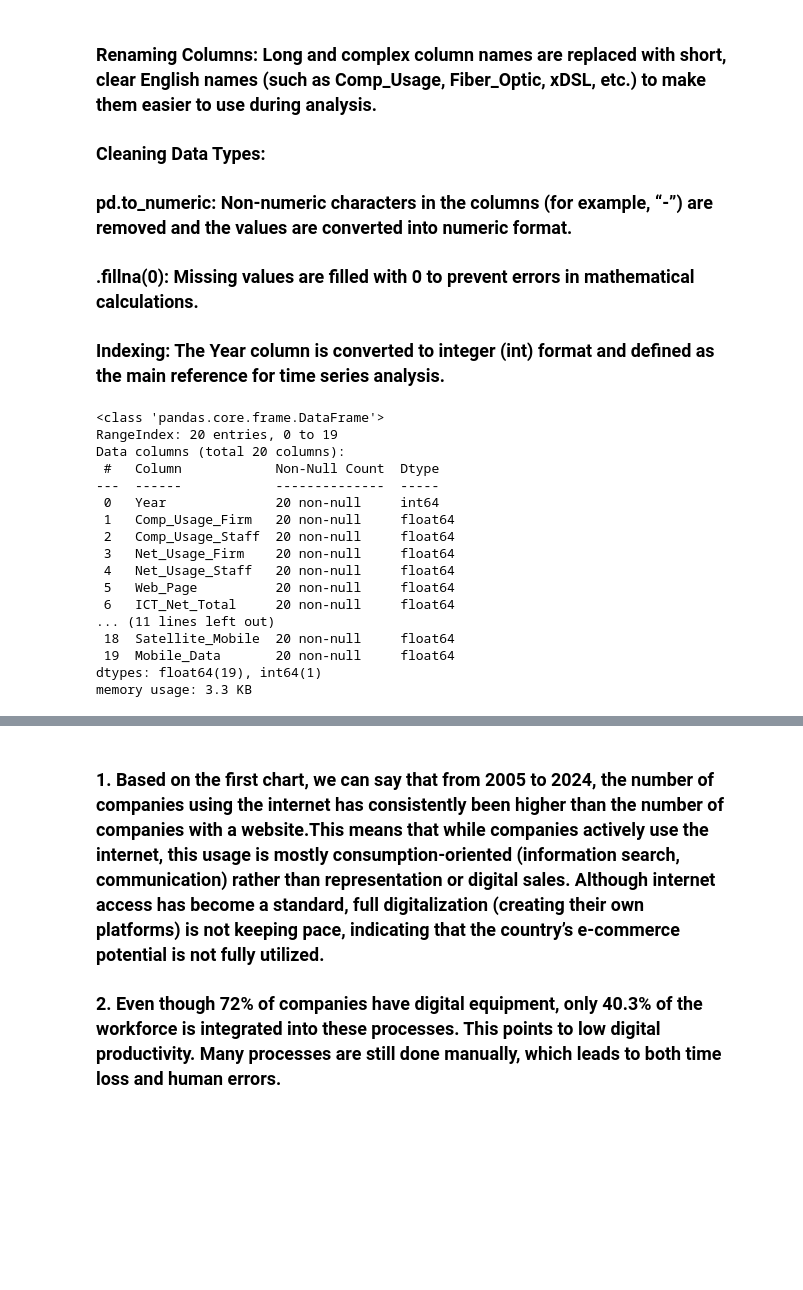
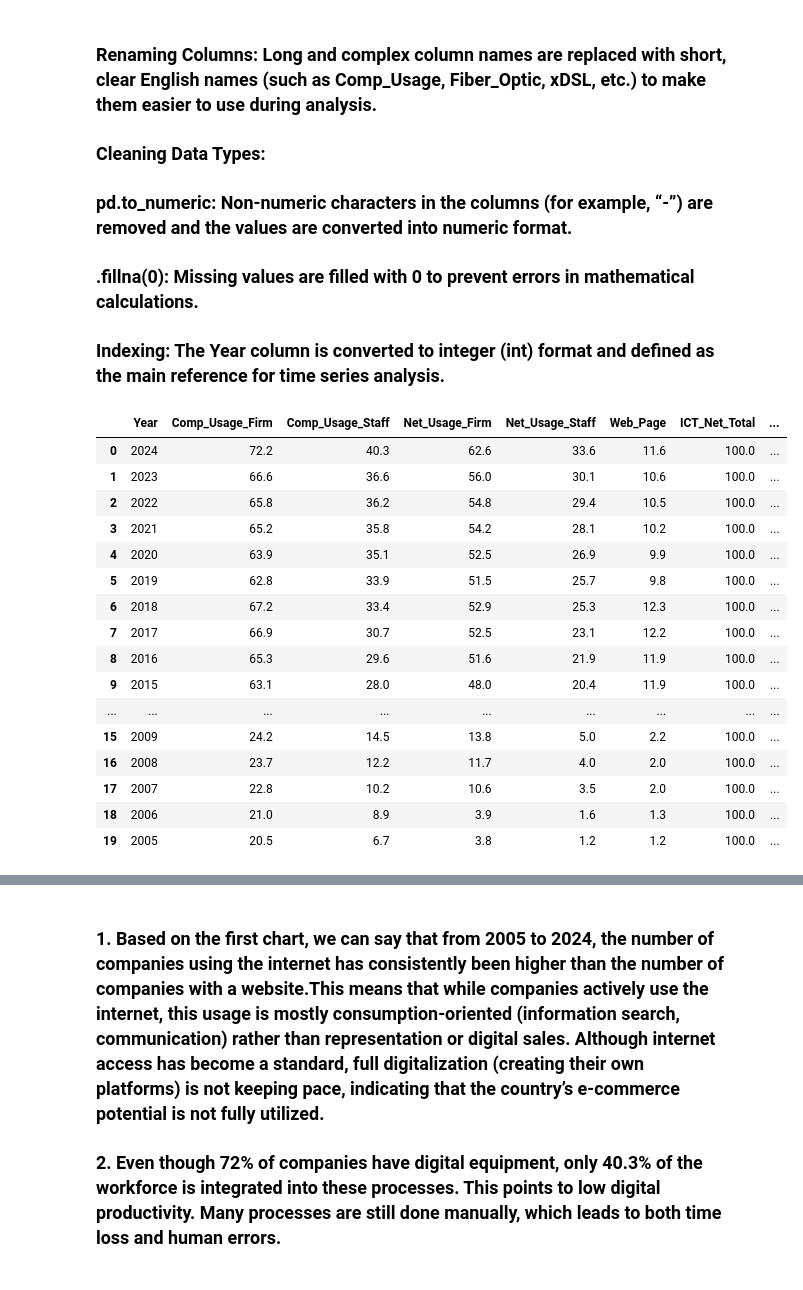
Before and after one commit to ShamilAliyew/DataSet_Competition_Holberton, a Jupyter notebook: ICT use in institutions/ICT_usage_in_institutions.ipynb, the cells around one changed output, grey strips where cells are left out. Cells and saved outputs as stored; diff of their text form; code cells hidden in the pictures; blank space fills up the shorter version.

```diff
--- a/ICT use in institutions/ICT_usage_in_institutions.ipynb
+++ b/ICT use in institutions/ICT_usage_in_institutions.ipynb
@@ -17,51 +17,51 @@ import seaborn as sns
 
 df = pd.read_csv('mussislrd-ikt-dn-istifadnin-sas-gostricilri-dt_cc_003.csv')
 df = df.drop(columns=['Unnamed: 1'])
 column_rename_dict = {
     df.columns[0]: 'Year',
     df.columns[1]: 'Comp_Usage_Firm',
     df.columns[2]: 'Comp_Usage_Staff',
     df.columns[3]: 'Net_Usage_Firm',
     df.columns[4]: 'Net_Usage_Staff',
     df.columns[5]: 'Web_Page',
     df.columns[6]: 'ICT_Net_Total',
     df.columns[7]: 'LAN',
     df.columns[8]: 'Intranet',
     df.columns[9]: 'Extranet',
     df.columns[10]: 'Leased_Line',
     df.columns[11]: 'Conn_Type_Total',
     df.columns[12]: 'Cable_Modem',
     df.columns[13]: 'xDSL',
     df.columns[14]: 'ISDN',
     df.columns[15]: 'Fiber_Optic',
     df.columns[16]: 'Fixed_Wireless',
     df.columns[17]: 'Wireless_Other',
     df.columns[18]: 'Satellite_Mobile',
     df.columns[19]: 'Mobile_Data'
 }
 df = df.rename(columns=column_rename_dict)
 df = df.apply(pd.to_numeric, errors='coerce').fillna(0)
 df['Year'] = df['Year'].astype(int)
 df.set_index(df['Year'])
-df.info()
+df
 # %% [output]
-<class 'pandas.core.frame.DataFrame'>
-RangeIndex: 20 entries, 0 to 19
-Data columns (total 20 columns):
- #   Column            Non-Null Count  Dtype
----  ------            --------------  -----
- 0   Year              20 non-null     int64
- 1   Comp_Usage_Firm   20 non-null     float64
- 2   Comp_Usage_Staff  20 non-null     float64
- 3   Net_Usage_Firm    20 non-null     float64
- 4   Net_Usage_Staff   20 non-null     float64
- 5   Web_Page          20 non-null     float64
- 6   ICT_Net_Total     20 non-null     float64
-... (11 lines left out)
- 18  Satellite_Mobile  20 non-null     float64
- 19  Mobile_Data       20 non-null     float64
-dtypes: float64(19), int64(1)
-memory usage: 3.3 KB
+|  | Year | Comp_Usage_Firm | Comp_Usage_Staff | Net_Usage_Firm | Net_Usage_Staff | Web_Page | ICT_Net_Total | ... |
+| 0 | 2024 | 72.2 | 40.3 | 62.6 | 33.6 | 11.6 | 100.0 | ... |
+| 1 | 2023 | 66.6 | 36.6 | 56.0 | 30.1 | 10.6 | 100.0 | ... |
+| 2 | 2022 | 65.8 | 36.2 | 54.8 | 29.4 | 10.5 | 100.0 | ... |
+| 3 | 2021 | 65.2 | 35.8 | 54.2 | 28.1 | 10.2 | 100.0 | ... |
+| 4 | 2020 | 63.9 | 35.1 | 52.5 | 26.9 | 9.9 | 100.0 | ... |
+| 5 | 2019 | 62.8 | 33.9 | 51.5 | 25.7 | 9.8 | 100.0 | ... |
+| 6 | 2018 | 67.2 | 33.4 | 52.9 | 25.3 | 12.3 | 100.0 | ... |
+| 7 | 2017 | 66.9 | 30.7 | 52.5 | 23.1 | 12.2 | 100.0 | ... |
+| 8 | 2016 | 65.3 | 29.6 | 51.6 | 21.9 | 11.9 | 100.0 | ... |
+| 9 | 2015 | 63.1 | 28.0 | 48.0 | 20.4 | 11.9 | 100.0 | ... |
+| ... | ... | ... | ... | ... | ... | ... | ... | ... |
+| 15 | 2009 | 24.2 | 14.5 | 13.8 | 5.0 | 2.2 | 100.0 | ... |
+| 16 | 2008 | 23.7 | 12.2 | 11.7 | 4.0 | 2.0 | 100.0 | ... |
+| 17 | 2007 | 22.8 | 10.2 | 10.6 | 3.5 | 2.0 | 100.0 | ... |
+| 18 | 2006 | 21.0 | 8.9 | 3.9 | 1.6 | 1.3 | 100.0 | ... |
+| 19 | 2005 | 20.5 | 6.7 | 3.8 | 1.2 | 1.2 | 100.0 | ... |
 # %%
 
 fig = plt.figure(figsize=(15, 12))
```
Also changed, not shown: parts of 1 cell of this notebook.
